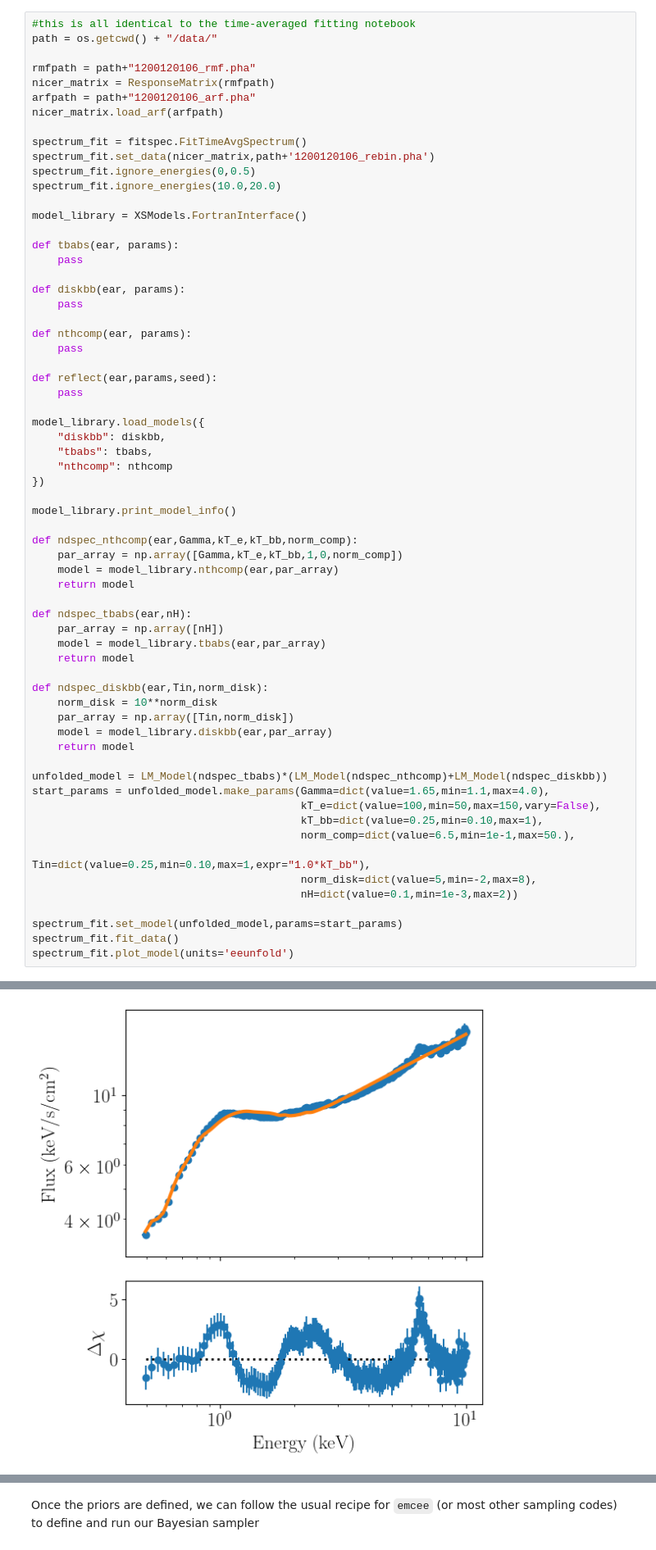
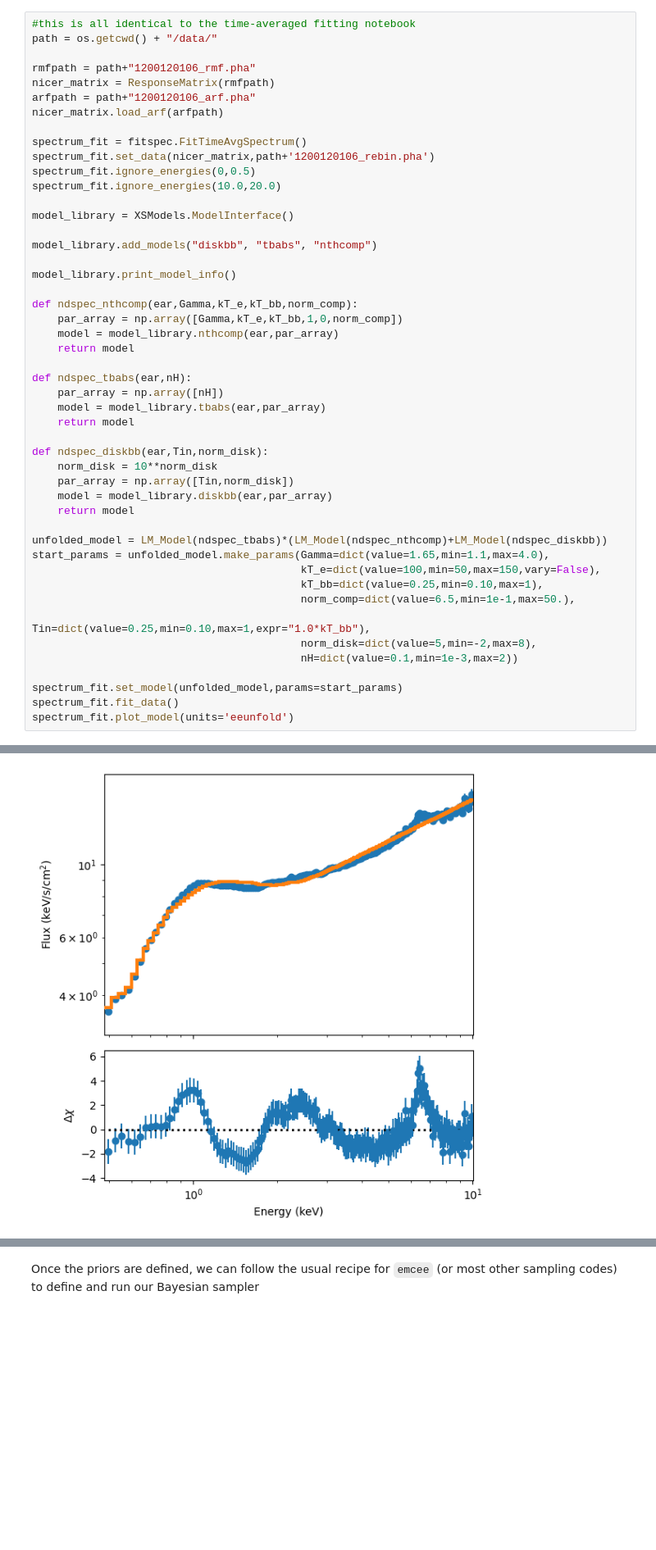
Before and after one commit to nDspec/nDspec, a Jupyter notebook: docs/bayesian_sampling.ipynb, the cells around one changed output, grey strips where cells are left out. Shown at 82% size. Saved outputs shown, nothing was run; the diff lists cells and outputs as text; blank space fills up the shorter version.

Commit message:
docs: updated docs with new modelinterface and cleaned up some minor bugs along the way

```diff
--- a/docs/bayesian_sampling.ipynb
+++ b/docs/bayesian_sampling.ipynb
@@ -46,25 +49,9 @@ spectrum_fit.set_data(nicer_matrix,path+'1200120106_rebin.pha')
 spectrum_fit.ignore_energies(0,0.5)
 spectrum_fit.ignore_energies(10.0,20.0)
 
-model_library = XSModels.FortranInterface()
+model_library = XSModels.ModelInterface()
 
-def tbabs(ear, params):
-    pass
-
-def diskbb(ear, params):
-    pass
-
-def nthcomp(ear, params):
-    pass
-
-def reflect(ear,params,seed):
-    pass
-
-model_library.load_models({
-    "diskbb": diskbb,
-    "tbabs": tbabs,
-    "nthcomp": nthcomp
-})
+model_library.add_models("diskbb", "tbabs", "nthcomp")
 
 model_library.print_model_info()
 
@@ -153,4 +106,4 @@ as it always HAS to use the Verner cross sections as a baseline.
-[figure, old version]
+[figure, new version]
 # %% [markdown]
 ## Using MCMC in nDspec
 
```
Also changed, not shown: parts of 8 cells of this notebook, 13 other files.
